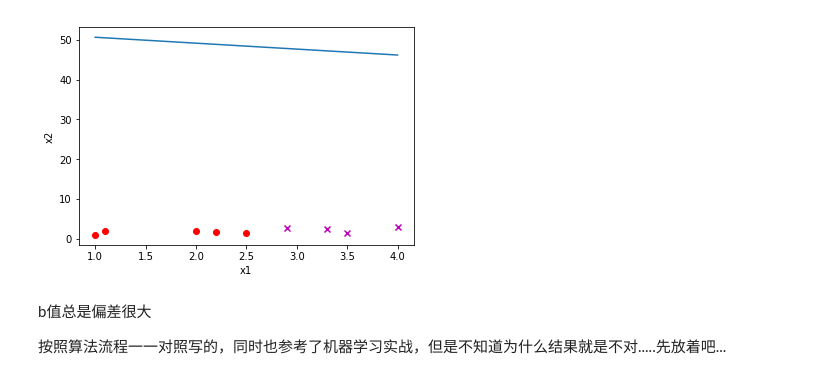
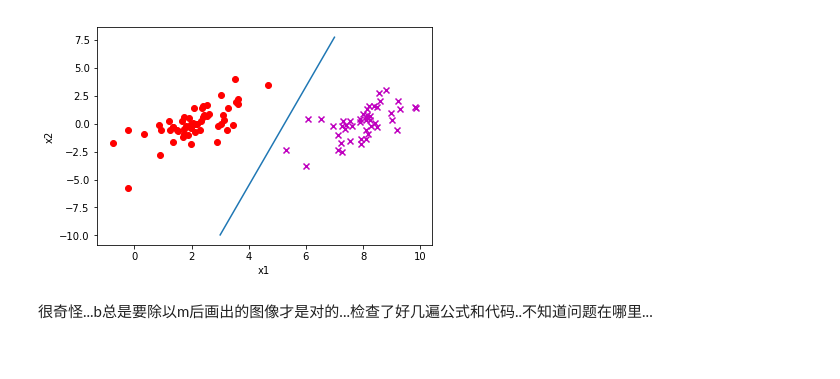
Before and after one commit to fire717/Machine-Learning, a Jupyter notebook: mine/SVM.ipynb, the cells around one changed output. Saved outputs shown, nothing was run; the diff lists cells and outputs as text; code cells hidden in the pictures.

```diff
--- a/mine/SVM.ipynb
+++ b/mine/SVM.ipynb
@@ -11,3 +1,19 @@ x= x.reshape((m,2))
+# %%
+#==================== Part 0: Basic Function ====================
+import numpy as np
+#用吴恩达课程的数据老是跑不对，theta相差很大，也找不出问题，换了一个sk自带的数据，又可以了。。。不知道问题出在哪
+with open('F:\data\svmdata.txt', 'r') as f:
+    data = f.readlines()  #txt中所有字符串读入data
+datamat = []
+for line in data:
+    odom = line.strip().split('   ')        #将单个数据分隔开存好
+    numbers_float = list(map(float, odom)) #转化为浮点数
+    datamat.append(numbers_float)
+datanp = np.array(datamat)
+m=datanp.shape[0]
+#print(m)
+x = datanp[:,(0,1)].reshape((m,2))
+y = datanp[:,2].reshape((m,1))
 # %%
 #%% ==================== Part 1: Plotting ====================
 #We start the exercise by first plotting the data to understand the the problem we are working with.
@@ -89,13 +97,12 @@ class SVM(object):
             continue
         '''
 
-    def SMO(self,x,y,C=0.1,maxIter=20):
+    def SMO(self,x,y,C=0.1):
         m,n=x.shape
         alpha = np.zeros((m,1))
         E = np.zeros((m,1))
-        b=0
         iter = 0
-        while iter<maxIter:
+        while True:
             alphaChanged = 0
             for i in range(m):
                 if (alpha[i]==0 and y[i]*self.g_func(alpha,i)>=1) or (alpha[i]>0 and alpha[i]<C and y[i]*self.g_func(alpha,i)==1)\
@@ -103,9 +110,7 @@ class SVM(object):
                     continue
 
                 E[i] = self.error_y(alpha,i)
-#                toler=0.001
-#                 if not (((y[i]*E[i]<-toler) and (alpha[i]<C)) or((y[i]*E[i]>toler) and (alpha[i]>0))):
-#                     continue
+
                 j = self.selectJ(m,i)
                 E[j] = self.error_y(alpha,j)
 
@@ -119,8 +124,8 @@ class SVM(object):
                 alphai_old = alpha[i]
                 alpha[i] = alpha[i]+y[i]*y[j]*(alphaj_old-alpha[j])
 
-                b1 = b-E[i]-y[i]*self.Kernel(x[i],x[i])*(alpha[i]-alphai_old) - y[j]*self.Kernel(x[j],x[i])*(alpha[j]-alphaj_old)
-                b2 = b-E[j]-y[i]*self.Kernel(x[i],x[j])*(alpha[i]-alphai_old) - y[j]*self.Kernel(x[j],x[j])*(alpha[j]-alphaj_old)
+                b1 = self.b-E[i]-y[i]*self.Kernel(x[i],x[i])*(alpha[i]-alphai_old) - y[j]*self.Kernel(x[j],x[i])*(alpha[j]-alphaj_old)
+                b2 = self.b-E[j]-y[i]*self.Kernel(x[i],x[j])*(alpha[i]-alphai_old) - y[j]*self.Kernel(x[j],x[j])*(alpha[j]-alphaj_old)
                 if 0<alpha[i] and alpha[i]<C:
                     b=b1
                 elif 0<alpha[j] and alpha[j]<C:
@@ -130,15 +135,9 @@ class SVM(object):
 
                 self.b=b
                 alphaChanged+=1
-                print('MID: Ei: %d , Ej: %d , b1: %d , b2: %d' % (E[i],E[j],b1,b2))
-                print('alpha:' , alpha.reshape((1,m)))
-                print("iter: %d i:%d,pairsChanged %d " % (iter,i,alphaChanged))
-                print('-------------------------------')
 
             if alphaChanged==0:#没有α改变时最多遍历maxIter次数据集
-                iter+=1
-            else:
-                iter=0
+                break
 
         return alpha
 
@@ -167,28 +150,26 @@ iter: 0 i:8,pairsChanged 3
 # %%
 #%% ============= Part 3: Visualizing J(theta_0, theta_1) =============
 def plotPerc(pre_theta,pre_b,X,y):
     fig = plt.figure()
     ax= fig.add_subplot(111) #使画在一个图上
 
     pos = np.where(y[:,0]==1) #y为类似矩阵形式，所以要再取第一列
     neg = np.where(y[:,0]==-1)
 
     ax1 = plt.scatter(x[pos,0], x[pos,1], marker = 'x', color = 'm')
     ax2 = plt.scatter(x[neg,0], x[neg,1], marker = 'o', color = 'r')
 
     plt.xlabel('x1')
     plt.ylabel('x2')
 
-    plotX = np.arange(1,5,1)
+    plotX = np.arange(3,8,1)
     plotY = (-pre_b-pre_theta[0]*plotX)/pre_theta[1]
     plt.plot(plotX,plotY)
 
     plt.show()
 
-plotPerc(model.w,model.b,x,y)
+plotPerc(model.w,model.b/m,x,y)
 # %% [output]
-[figure, old version]
+[figure, new version]
-# %% [markdown]
-b值总是偏差很大
-
-按照算法流程一一对照写的，同时也参考了机器学习实战，但是不知道为什么结果就是不对.....先放着吧...
+# %% [markdown]
+很奇怪...b总是要除以m后画出的图像才是对的...检查了好几遍公式和代码..不知道问题在哪里...
```
Also changed, not shown: parts of 3 cells of this notebook.
